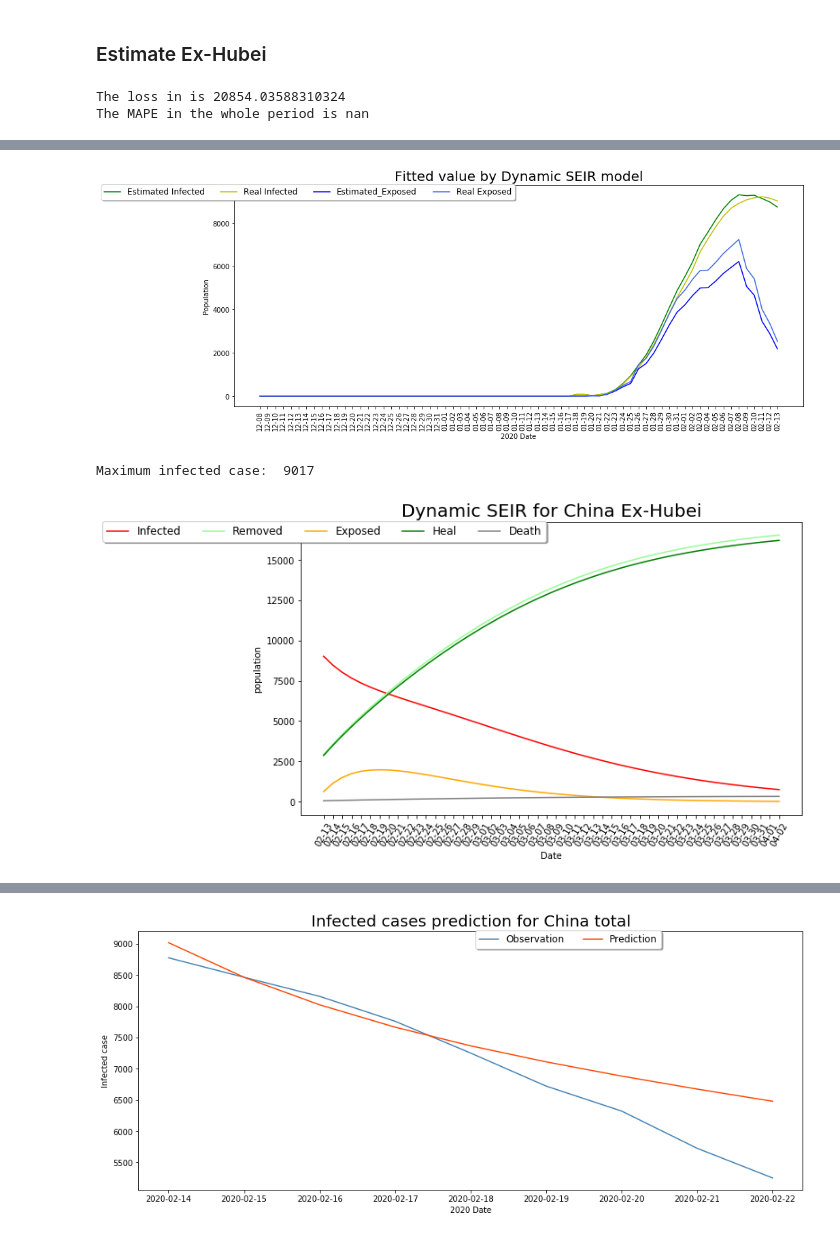
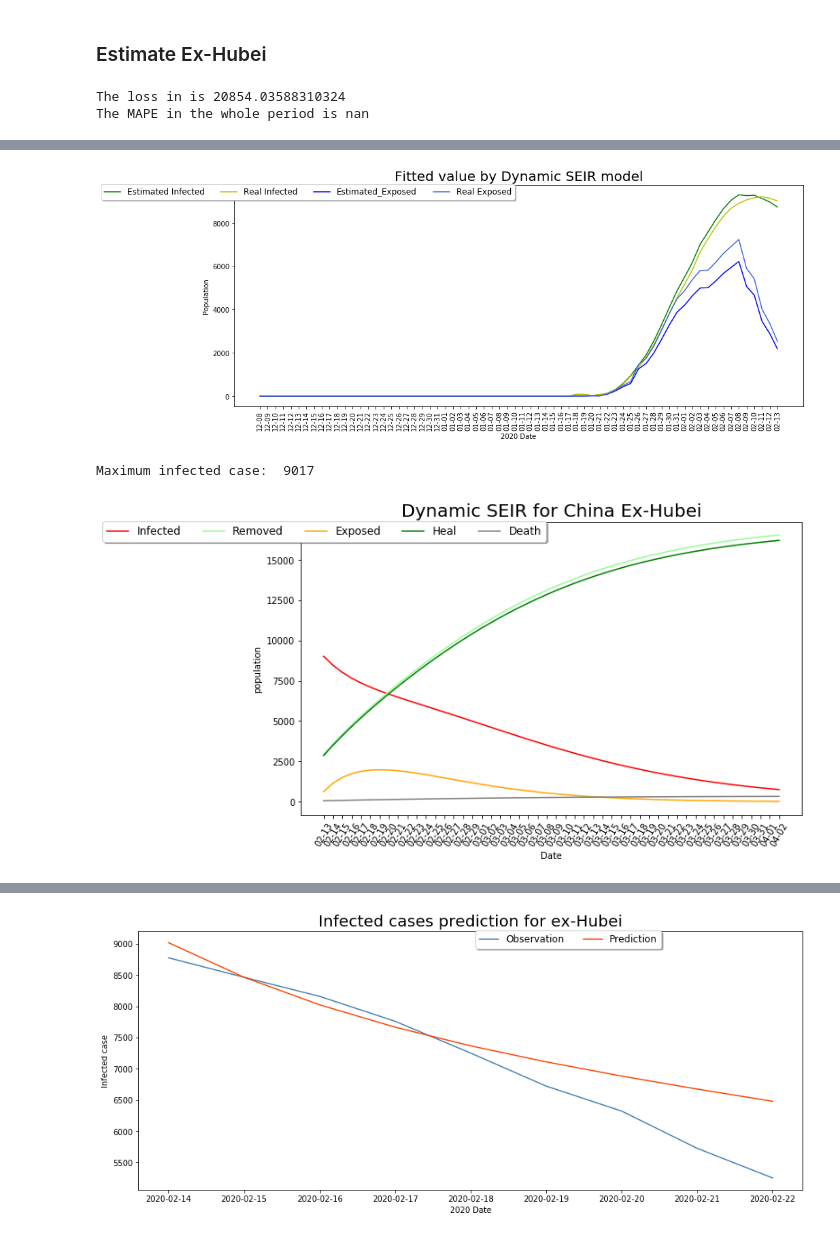
Before and after one commit to YiranJing/Coronavirus-Epidemic-COVID-19, a Jupyter notebook: Model 3/Forecast_by_DynamicSEIR.ipynb, the cells around one changed output, grey strips where cells are left out. Cells and saved outputs as stored; diff of their text form; code cells hidden in the pictures.

```diff
--- a/Model 3/Forecast_by_DynamicSEIR.ipynb
+++ b/Model 3/Forecast_by_DynamicSEIR.ipynb
@@ -99,7 +104,7 @@ I0 = list(China_total['I'])[-1]
 R0 = list(China_total['R'])[-1]
 # suppose the total number of individuals within incubation period is 4 time of current suscepted cases
 E0 = list(China_total['E'])[-1] *4
-S0 = population - I0 - E0 - E0
+S0 = population - I0 - E0 - R0
 # %%
 seir_new = dynamic_SEIR(eons=50, Susceptible=S0, Exposed = E0,
                     Infected=I0, Resistant=R0, rateIR=1/14,
@@ -144,13 +149,13 @@ Dynamic_SEIR2.plot_fitted_result(NotHubei)
 I0 = list(NotHubei['I'])[-1]
 R0 = list(NotHubei['R'])[-1]
 E0 = list(NotHubei['E'])[-1] * 1/4 # suppose the number of exposed cases outside Hubei
-S0 = population - I0 - E0 - E0
+S0 = population - I0 - E0 - R0
 
 seir_new2 = dynamic_SEIR(eons=50, Susceptible=S0, Exposed = E0,
                     Infected=I0, Resistant=R0, rateIR=1/14,
                     rateAl = 1/7, alpha = est_alpha, c = est_c, b = est_b)
 
-result= seir_new2.run(death_rate = 0.02) # assume death rate is 2%
+result2= seir_new2.run(death_rate = 0.02) # assume death rate is 2%
 seir_new2.plot_noSuscep('Dynamic SEIR for China Ex-Hubei', 'population', 'Date', starting_point = China_total['date'].max())
 
 """
@@ -159,7 +164,7 @@ Calculate MAPE test score using SEIR model result
 China_df_test = SIR_data[SIR_data['date'] >= datetime.datetime(2020, 2, 14)]
 test = get_China_exclude_province(China_df_test, "Hubei Province")
 
-plot_test_data_with_MAPE(test, result)
+plot_test_data_with_MAPE(test, result2, 'Infected cases prediction for ex-Hubei')
 # %% [output]
 The loss in is 20854.03588310324
 The MAPE in the whole period is nan
@@ -172 +177 @@ The MAMPE is:
-[figure, old version]
+[figure, new version]
```
Also changed, not shown: parts of 7 cells of this notebook, 5 other files.
